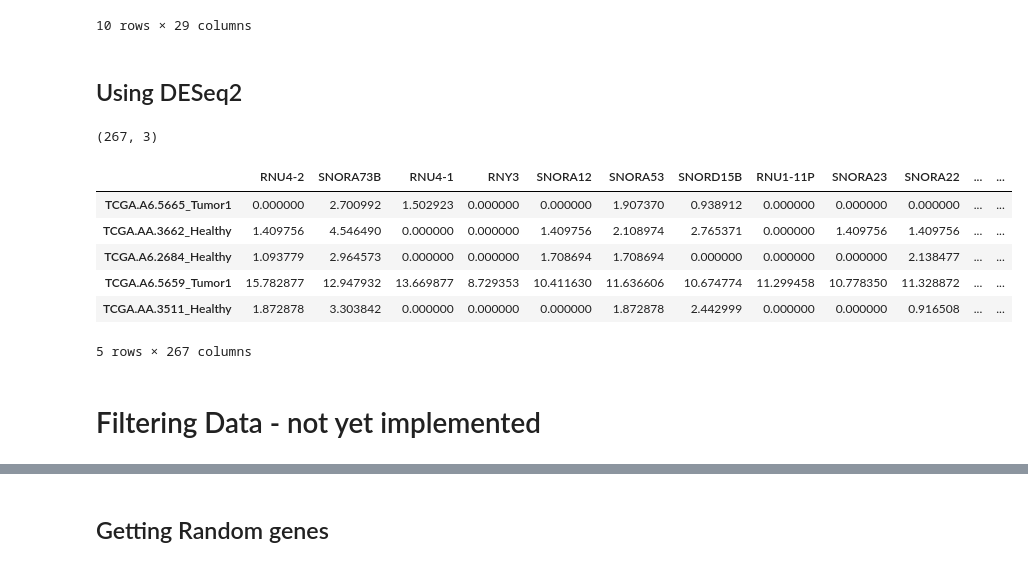
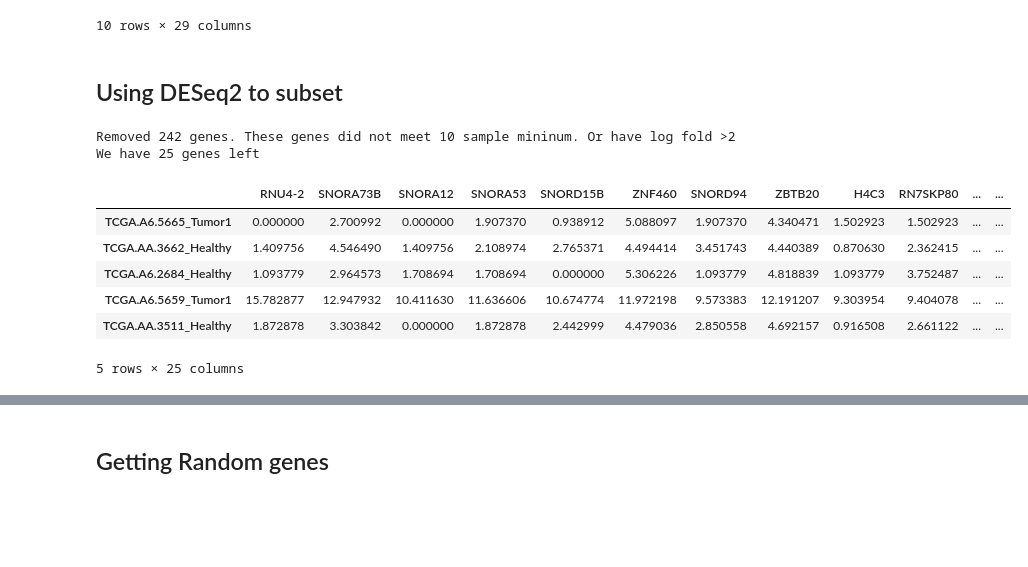
Before and after one commit to hzorkic/machine_learning_and_molecular_docking_for_drug_discovery, a Jupyter notebook: COAD Analysis.ipynb, the cells around one changed output, grey strips where cells are left out. Cells and saved outputs as stored; diff of their text form; code cells hidden in the pictures; blank space fills up the shorter version.

```diff
--- a/COAD Analysis.ipynb
+++ b/COAD Analysis.ipynb
@@ -110,27 +110,42 @@ df_gene_sig.head(10)
 | TCGA.AA.3655_Healthy | 4.446107 | 8.773972 | 4.308667 | 2.310769 | 10.452634 | 10.314724 | 4.510210 | 8.280703 | 7.767462 | 4.074326 | ... | ... |
 10 rows × 29 columns
 # %% [markdown]
-## Using DESeq2
+## Using DESeq2 to subset
 # %%
 df_deseq=pd.read_csv('top_genes.csv') # load
 df_deseq.drop(labels=['baseMean','lfcSE','stat','pvalue'],axis=1,inplace=True)
 df_deseq.rename(columns={'Unnamed: 0':'genes'},inplace=True)
-#num_gens=100;
-#df_deseq=df_deseq[:num_gens].copy()
-print(np.shape(df_deseq))
-df_deseq.head()
+# Filter out by fold change
+s0=np.shape(df_deseq)[0]
+df_deseq=df_deseq[np.abs(df_deseq['log2FoldChange'])>3]
+s0=s0-np.shape(df_deseq)[0]
 
 
+# creat new data frame
 df_SEQ=df[df_deseq['genes'].to_list()]
+
+# filter out less expressed genes
+count=0; # keep track of how many genese removed
+thresh=15 # min number of samples needed
+for col in df_SEQ.columns.to_list():
+    n_zeros=df_SEQ[col].isin([0]).sum()
+
+    if n_zeros >= thresh:
+        count+=1
+        df_SEQ.drop([col],axis=1,inplace=True)
+
+print("Removed %d genes. These genes did not meet 10 sample mininum. Or have log fold >2 \nWe have %d genes left \
+"%(count+s0,len(df_SEQ.columns.to_list())))
+
+
 df_SEQ.head()
 # %% [output]
-(267, 3)
+Removed 242 genes. These genes did not meet 10 sample mininum. Or have log fold >2
+We have 25 genes left
-|  | RNU4-2 | SNORA73B | RNU4-1 | RNY3 | SNORA12 | SNORA53 | SNORD15B | RNU1-11P | SNORA23 | SNORA22 | ... | ... |
-| TCGA.A6.5665_Tumor1 | 0.000000 | 2.700992 | 1.502923 | 0.000000 | 0.000000 | 1.907370 | 0.938912 | 0.000000 | 0.000000 | 0.000000 | ... | ... |
-| TCGA.AA.3662_Healthy | 1.409756 | 4.546490 | 0.000000 | 0.000000 | 1.409756 | 2.108974 | 2.765371 | 0.000000 | 1.409756 | 1.409756 | ... | ... |
-| TCGA.A6.2684_Healthy | 1.093779 | 2.964573 | 0.000000 | 0.000000 | 1.708694 | 1.708694 | 0.000000 | 0.000000 | 0.000000 | 2.138477 | ... | ... |
-| TCGA.A6.5659_Tumor1 | 15.782877 | 12.947932 | 13.669877 | 8.729353 | 10.411630 | 11.636606 | 10.674774 | 11.299458 | 10.778350 | 11.328872 | ... | ... |
-| TCGA.AA.3511_Healthy | 1.872878 | 3.303842 | 0.000000 | 0.000000 | 0.000000 | 1.872878 | 2.442999 | 0.000000 | 0.000000 | 0.916508 | ... | ... |
+|  | RNU4-2 | SNORA73B | SNORA12 | SNORA53 | SNORD15B | ZNF460 | SNORD94 | ZBTB20 | H4C3 | RN7SKP80 | ... | ... |
+| TCGA.A6.5665_Tumor1 | 0.000000 | 2.700992 | 0.000000 | 1.907370 | 0.938912 | 5.088097 | 1.907370 | 4.340471 | 1.502923 | 1.502923 | ... | ... |
+| TCGA.AA.3662_Healthy | 1.409756 | 4.546490 | 1.409756 | 2.108974 | 2.765371 | 4.494414 | 3.451743 | 4.440389 | 0.870630 | 2.362415 | ... | ... |
+| TCGA.A6.2684_Healthy | 1.093779 | 2.964573 | 1.708694 | 1.708694 | 0.000000 | 5.306226 | 1.093779 | 4.818839 | 1.093779 | 3.752487 | ... | ... |
+| TCGA.A6.5659_Tumor1 | 15.782877 | 12.947932 | 10.411630 | 11.636606 | 10.674774 | 11.972198 | 9.573383 | 12.191207 | 9.303954 | 9.404078 | ... | ... |
+| TCGA.AA.3511_Healthy | 1.872878 | 3.303842 | 0.000000 | 1.872878 | 2.442999 | 4.479036 | 2.850558 | 4.692157 | 0.916508 | 2.661122 | ... | ... |
-5 rows × 267 columns
+5 rows × 25 columns
-# %% [markdown]
-# Filtering Data - not yet implemented
```
Also changed, not shown: parts of 57 cells of this notebook.
